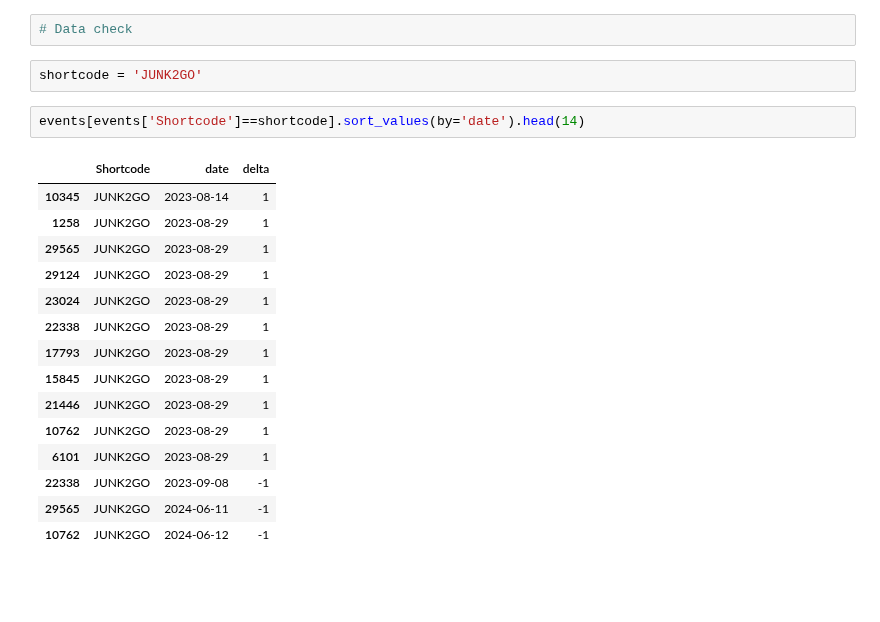
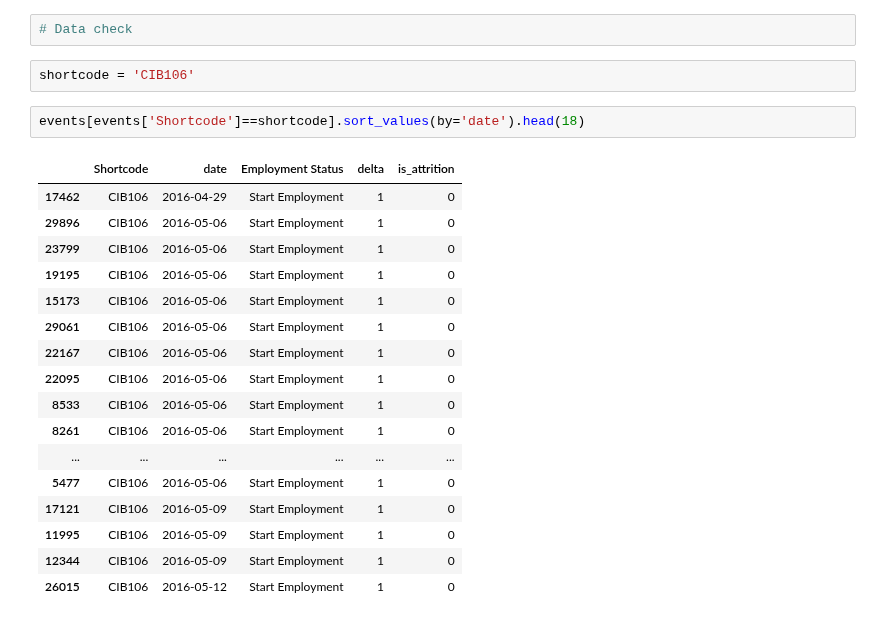
Before and after one commit to fonso-p/cloudstaff_dev, a Jupyter notebook: Disengagement/SC_disengagement.ipynb, the cells around one changed output. Saved outputs shown, nothing was run; the diff lists cells and outputs as text; blank space fills up the shorter version.

```diff
--- a/Disengagement/SC_disengagement.ipynb
+++ b/Disengagement/SC_disengagement.ipynb
@@ -127,25 +454,27 @@ timeline
 # %%
 # Data check
 # %%
-shortcode = 'JUNK2GO'
+shortcode = 'CIB106'
 # %%
-events[events['Shortcode']==shortcode].sort_values(by='date').head(14)
+events[events['Shortcode']==shortcode].sort_values(by='date').head(18)
 # %% [output]
-|  | Shortcode | date | delta |
-| 10345 | JUNK2GO | 2023-08-14 | 1 |
-| 1258 | JUNK2GO | 2023-08-29 | 1 |
-| 29565 | JUNK2GO | 2023-08-29 | 1 |
-| 29124 | JUNK2GO | 2023-08-29 | 1 |
-| 23024 | JUNK2GO | 2023-08-29 | 1 |
-| 22338 | JUNK2GO | 2023-08-29 | 1 |
-| 17793 | JUNK2GO | 2023-08-29 | 1 |
-| 15845 | JUNK2GO | 2023-08-29 | 1 |
-| 21446 | JUNK2GO | 2023-08-29 | 1 |
-| 10762 | JUNK2GO | 2023-08-29 | 1 |
-| 6101 | JUNK2GO | 2023-08-29 | 1 |
-| 22338 | JUNK2GO | 2023-09-08 | -1 |
-| 29565 | JUNK2GO | 2024-06-11 | -1 |
-| 10762 | JUNK2GO | 2024-06-12 | -1 |
+|  | Shortcode | date | Employment Status | delta | is_attrition |
+| 17462 | CIB106 | 2016-04-29 | Start Employment | 1 | 0 |
+| 29896 | CIB106 | 2016-05-06 | Start Employment | 1 | 0 |
+| 23799 | CIB106 | 2016-05-06 | Start Employment | 1 | 0 |
+| 19195 | CIB106 | 2016-05-06 | Start Employment | 1 | 0 |
+| 15173 | CIB106 | 2016-05-06 | Start Employment | 1 | 0 |
+| 29061 | CIB106 | 2016-05-06 | Start Employment | 1 | 0 |
+| 22167 | CIB106 | 2016-05-06 | Start Employment | 1 | 0 |
+| 22095 | CIB106 | 2016-05-06 | Start Employment | 1 | 0 |
+| 8533 | CIB106 | 2016-05-06 | Start Employment | 1 | 0 |
+| 8261 | CIB106 | 2016-05-06 | Start Employment | 1 | 0 |
+| ... | ... | ... | ... | ... | ... |
+| 5477 | CIB106 | 2016-05-06 | Start Employment | 1 | 0 |
+| 17121 | CIB106 | 2016-05-09 | Start Employment | 1 | 0 |
+| 11995 | CIB106 | 2016-05-09 | Start Employment | 1 | 0 |
+| 12344 | CIB106 | 2016-05-09 | Start Employment | 1 | 0 |
+| 26015 | CIB106 | 2016-05-12 | Start Employment | 1 | 0 |
 # %%
 timeline[timeline['Shortcode']==shortcode].sort_values(by='date').head(14)
 # %% [output]
```
Also changed, not shown: parts of 20 cells of this notebook, 1 other file.
